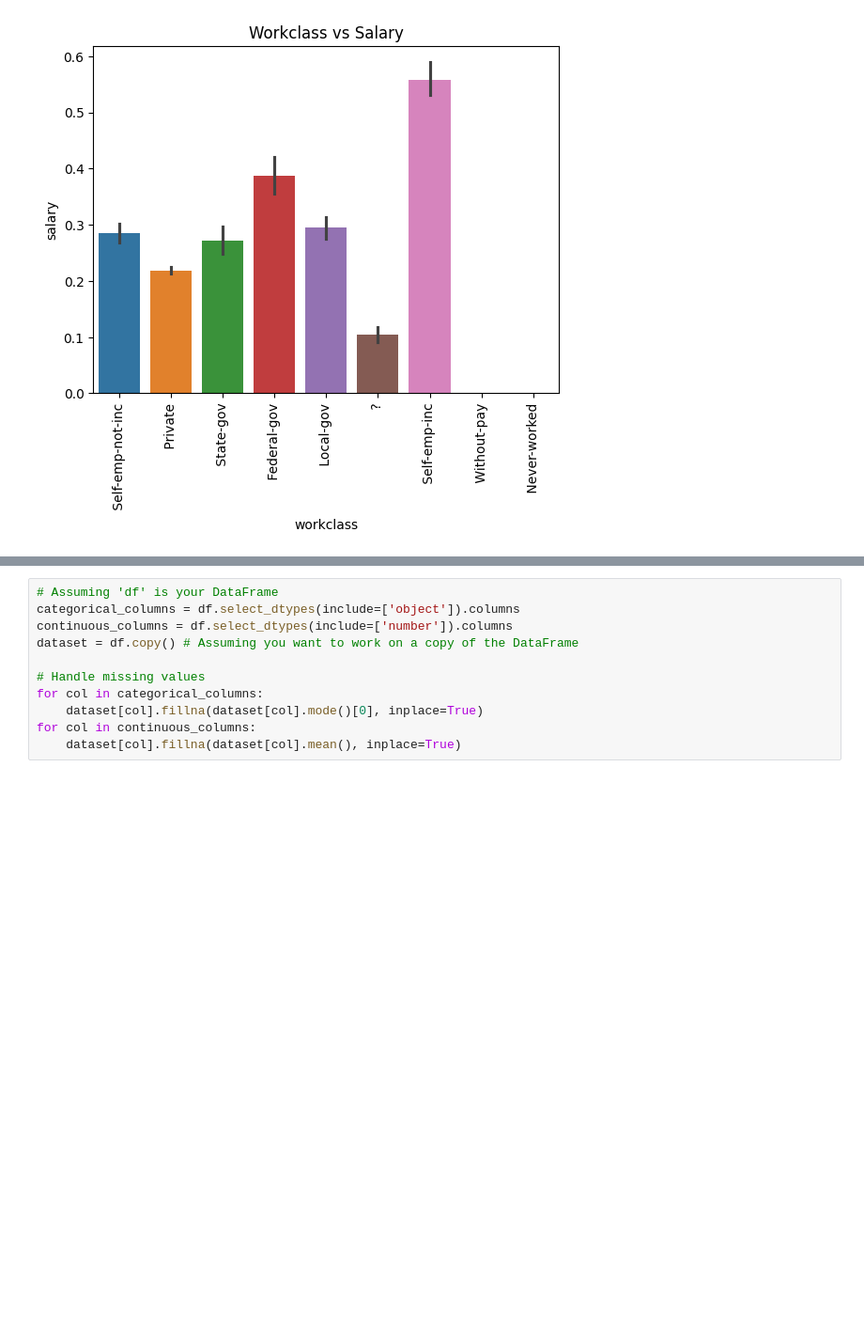
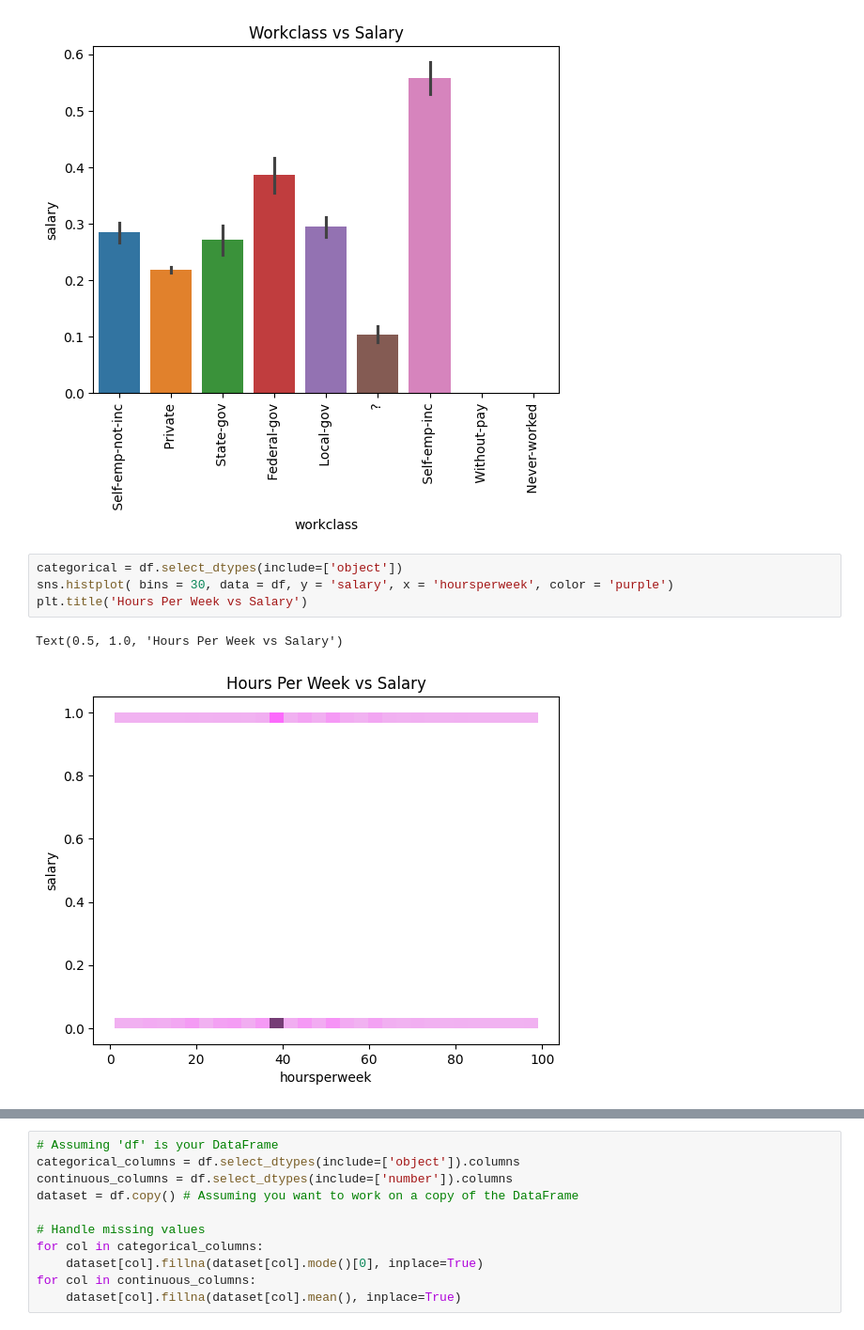
Before and after one commit to aryamankachroo/DTSC1302FinalGroupProject, a Jupyter notebook: DtscFinalProjectCode.ipynb, the cells around one changed output, grey strips where cells are left out. Shown at 94% size. Drawn from its saved outputs; the diff is of its cells as text; blank space fills up the shorter version.

```diff
--- a/DtscFinalProjectCode.ipynb
+++ b/DtscFinalProjectCode.ipynb
@@ -151,3 +151,10 @@ Passing `palette` without assigning `hue` is deprecated and will be removed in v
   Text(7, 0, ' Without-pay'),
   Text(8, 0, ' Never-worked')])
 [figure]
+# %%
+categorical = df.select_dtypes(include=['object'])
+sns.histplot( bins = 30, data = df, y = 'salary', x = 'hoursperweek', color = 'purple')
+plt.title('Hours Per Week vs Salary')
+# %% [output]
+Text(0.5, 1.0, 'Hours Per Week vs Salary')
+[figure, added]
```
Also changed, not shown: parts of 1 cell of this notebook.
